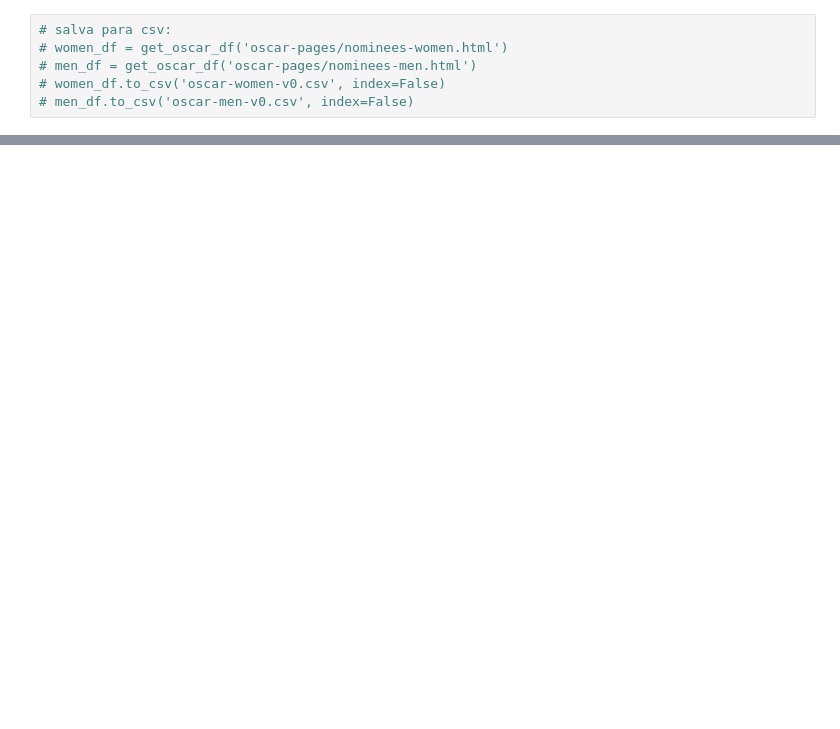
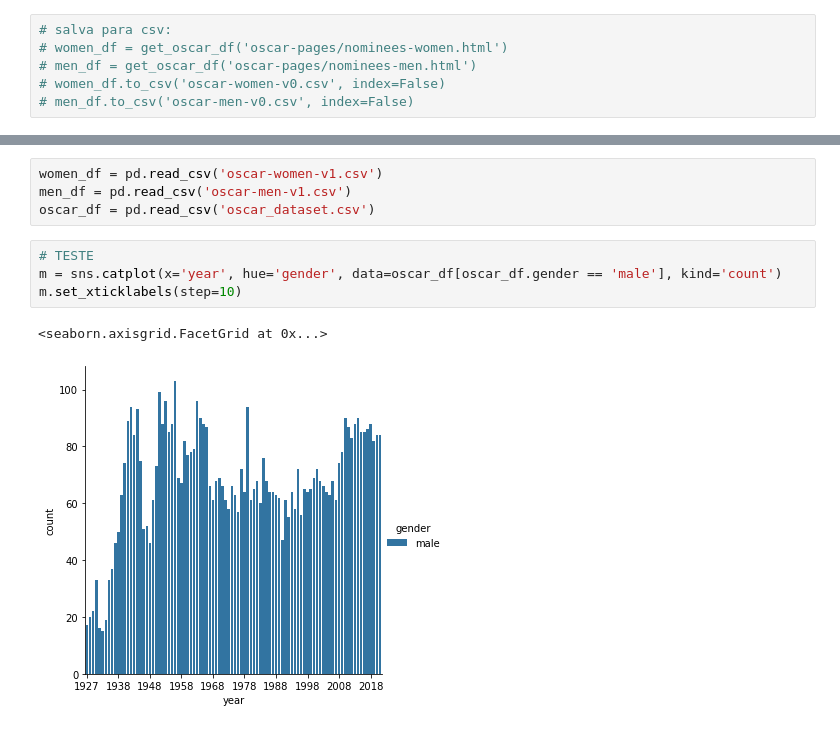
Before and after one commit to vinifm/puc_bechdel, a Jupyter notebook: oscar_raspagem.ipynb, the cells around one changed output, grey strips where cells are left out. Drawn from its saved outputs; the diff is of its cells as text; blank space fills up the shorter version.

Commit message:
criei dataset único com homens e mulheres. Comecei a tentar fazer gráficos

```diff
--- a/oscar_raspagem.ipynb
+++ b/oscar_raspagem.ipynb
@@ -181,0 +233,11 @@ Qntd. de nomes masculinos removidos: 487
+# %%
+women_df = pd.read_csv('oscar-women-v1.csv')
+men_df = pd.read_csv('oscar-men-v1.csv')
+oscar_df = pd.read_csv('oscar_dataset.csv')
+# %%
+# TESTE
+m = sns.catplot(x='year', hue='gender', data=oscar_df[oscar_df.gender == 'male'], kind='count')
+m.set_xticklabels(step=10)
+# %% [output]
+<seaborn.axisgrid.FacetGrid at 0x...>
+[figure, added]
```
Also changed, not shown: parts of 11 cells of this notebook, 1 other file.
